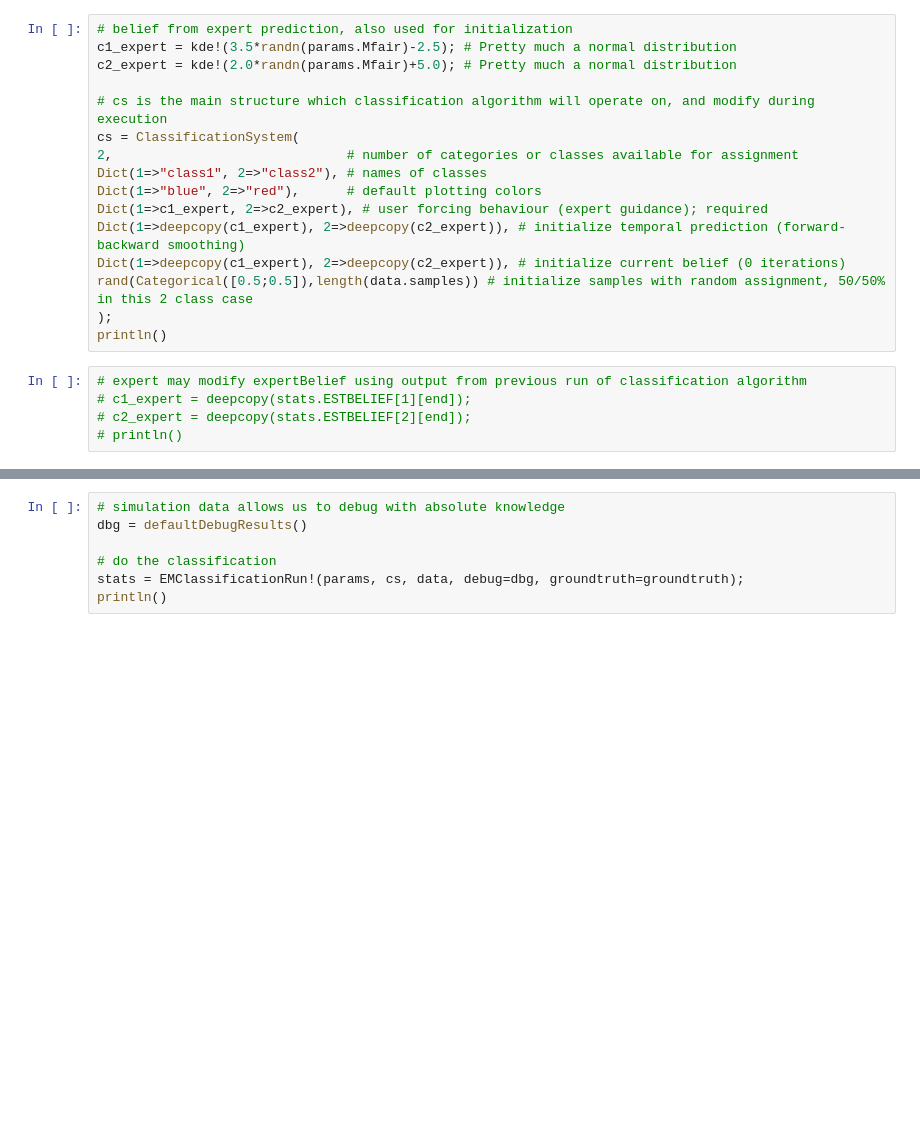
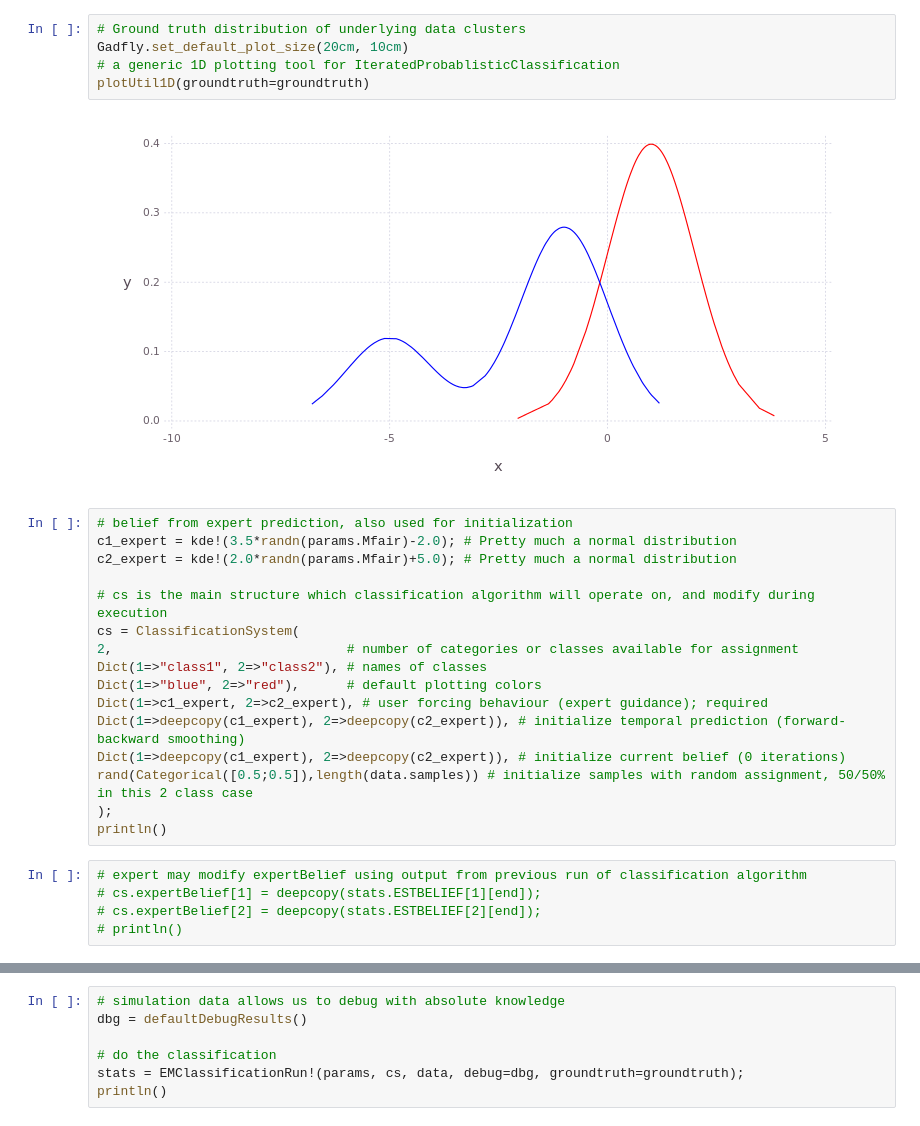
Before and after one commit to JuliaRobotics/IteratedProbabilisticClassification.jl, a Jupyter notebook: examples/FCBClassification1DExample.ipynb, the cells around one changed output, grey strips where cells are left out. Cells and saved outputs as stored; diff of their text form; blank space fills up the shorter version.

```diff
--- a/examples/FCBClassification1DExample.ipynb
+++ b/examples/FCBClassification1DExample.ipynb
@@ -38,6 +23,13 @@ plotUtil1D(groundtruth=groundtruth)
+# %%
+# Ground truth distribution of underlying data clusters
+Gadfly.set_default_plot_size(20cm, 10cm)
+# a generic 1D plotting tool for IteratedProbablisticClassification
+plotUtil1D(groundtruth=groundtruth)
+# %% [output]
+[figure, added]
 # %%
 # belief from expert prediction, also used for initialization
-c1_expert = kde!(3.5*randn(params.Mfair)-2.5); # Pretty much a normal distribution
+c1_expert = kde!(3.5*randn(params.Mfair)-2.0); # Pretty much a normal distribution
 c2_expert = kde!(2.0*randn(params.Mfair)+5.0); # Pretty much a normal distribution
 
 # cs is the main structure which classification algorithm will operate on, and modify during execution
@@ -53,7 +45,7 @@ rand(Categorical([0.5;0.5]),length(data.samples)) # initialize samples with rand
 println()
 # %%
 # expert may modify expertBelief using output from previous run of classification algorithm
-# c1_expert = deepcopy(stats.ESTBELIEF[1][end]);
-# c2_expert = deepcopy(stats.ESTBELIEF[2][end]);
+# cs.expertBelief[1] = deepcopy(stats.ESTBELIEF[1][end]);
+# cs.expertBelief[2] = deepcopy(stats.ESTBELIEF[2][end]);
 # println()
 # %%
```
Also changed, not shown: parts of 10 cells of this notebook, 1 other file.
